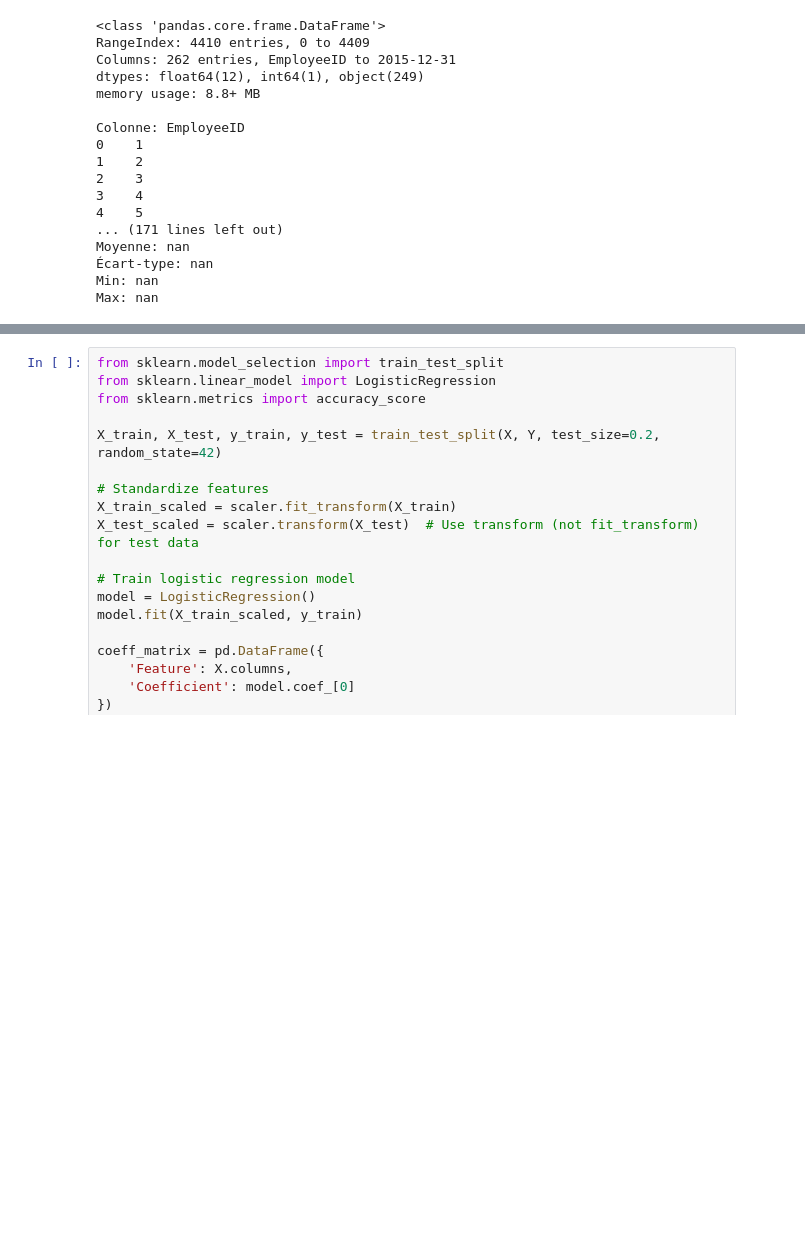
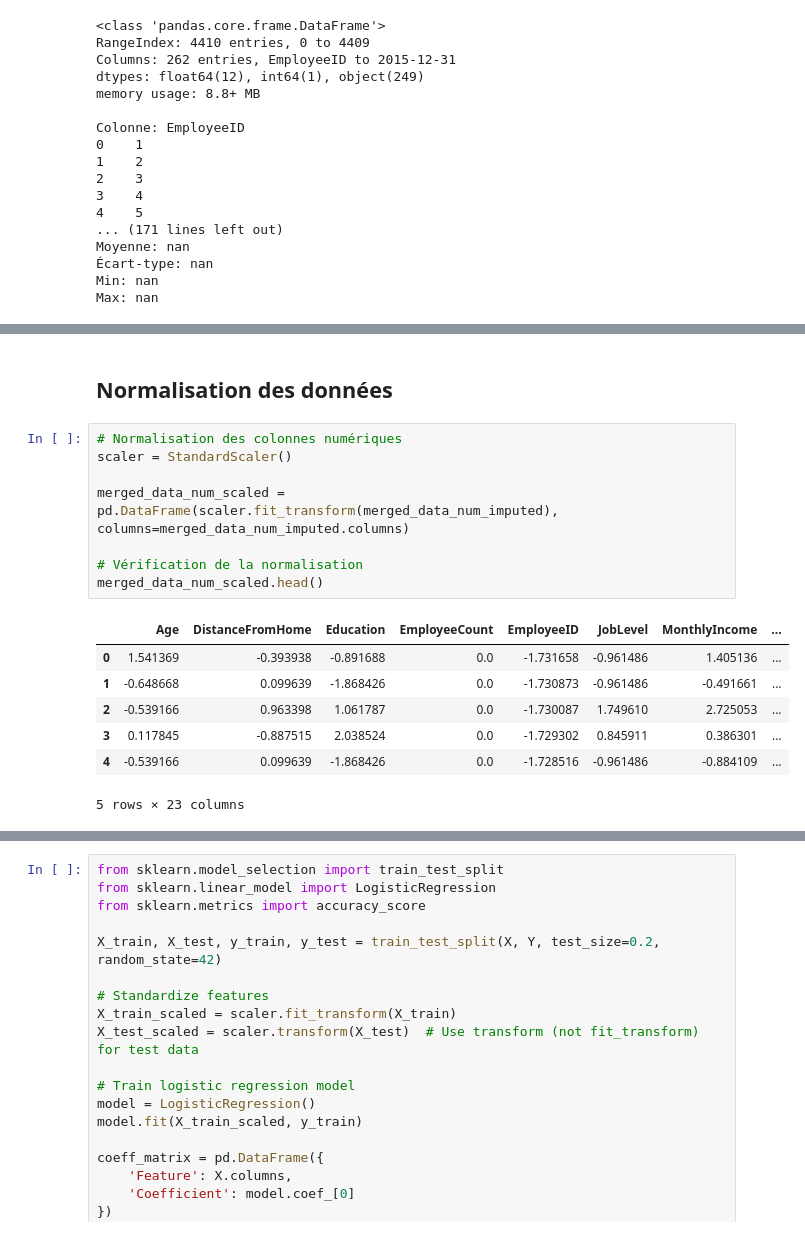
Before and after one commit to Rom168/Projet_AI_A5, a Jupyter notebook: data_treatment.ipynb, the cells around one changed output, grey strips where cells are left out. Drawn from its saved outputs; the diff is of its cells as text; blank space fills up the shorter version.

```diff
--- a/data_treatment.ipynb
+++ b/data_treatment.ipynb
@@ -177,0 +311,18 @@ merged_data[numerical_columns] = merged_data[numerical_columns].fillna(merged_da
+# %% [markdown]
+## Normalisation des données
+# %%
+# Normalisation des colonnes numériques
+scaler = StandardScaler()
+
+merged_data_num_scaled = pd.DataFrame(scaler.fit_transform(merged_data_num_imputed), columns=merged_data_num_imputed.columns)
+
+# Vérification de la normalisation
+merged_data_num_scaled.head()
+# %% [output]
+|  | Age | DistanceFromHome | Education | EmployeeCount | EmployeeID | JobLevel | MonthlyIncome | ... |
+| 0 | 1.541369 | -0.393938 | -0.891688 | 0.0 | -1.731658 | -0.961486 | 1.405136 | ... |
+| 1 | -0.648668 | 0.099639 | -1.868426 | 0.0 | -1.730873 | -0.961486 | -0.491661 | ... |
+| 2 | -0.539166 | 0.963398 | 1.061787 | 0.0 | -1.730087 | 1.749610 | 2.725053 | ... |
+| 3 | 0.117845 | -0.887515 | 2.038524 | 0.0 | -1.729302 | 0.845911 | 0.386301 | ... |
+| 4 | -0.539166 | 0.099639 | -1.868426 | 0.0 | -1.728516 | -0.961486 | -0.884109 | ... |
+5 rows × 23 columns
```
Also changed, not shown: parts of 29 cells of this notebook.
